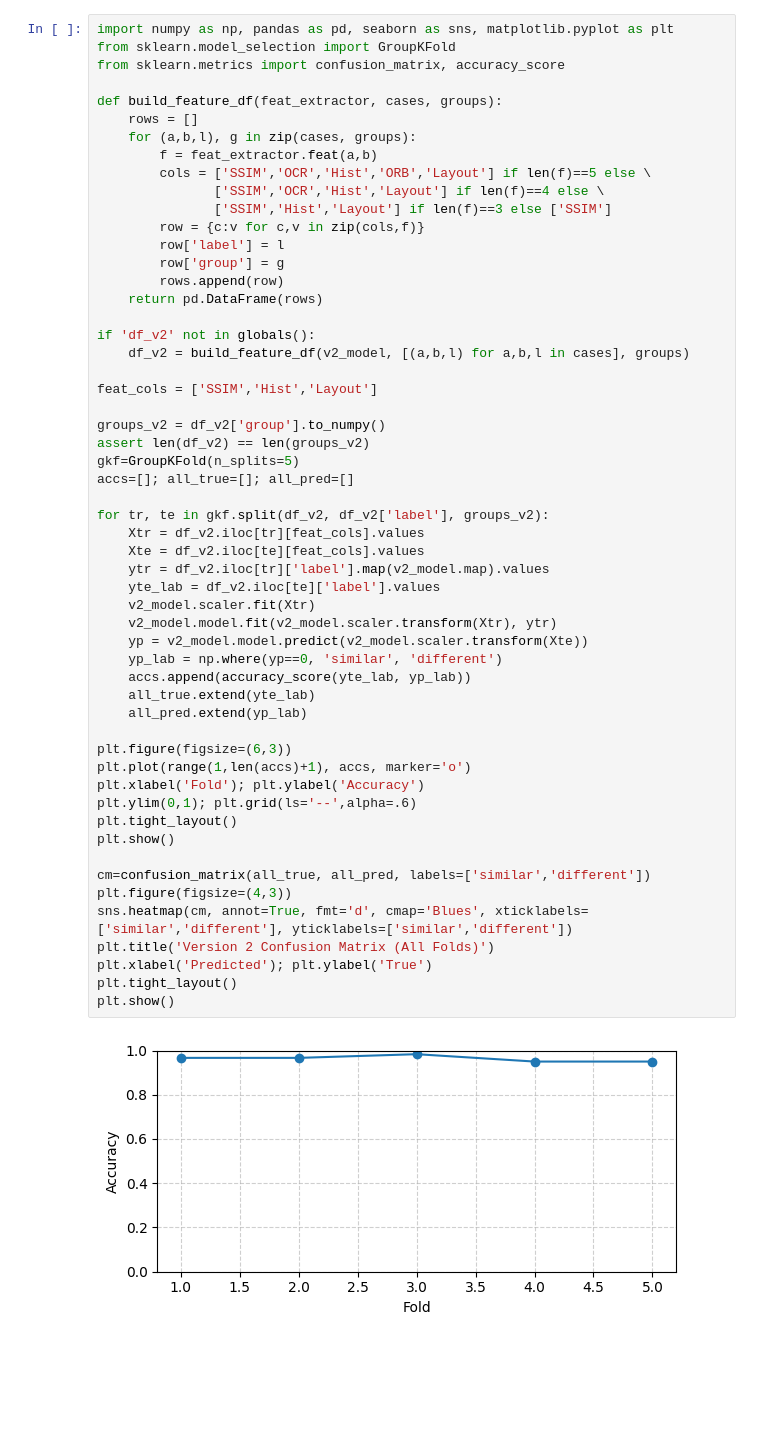
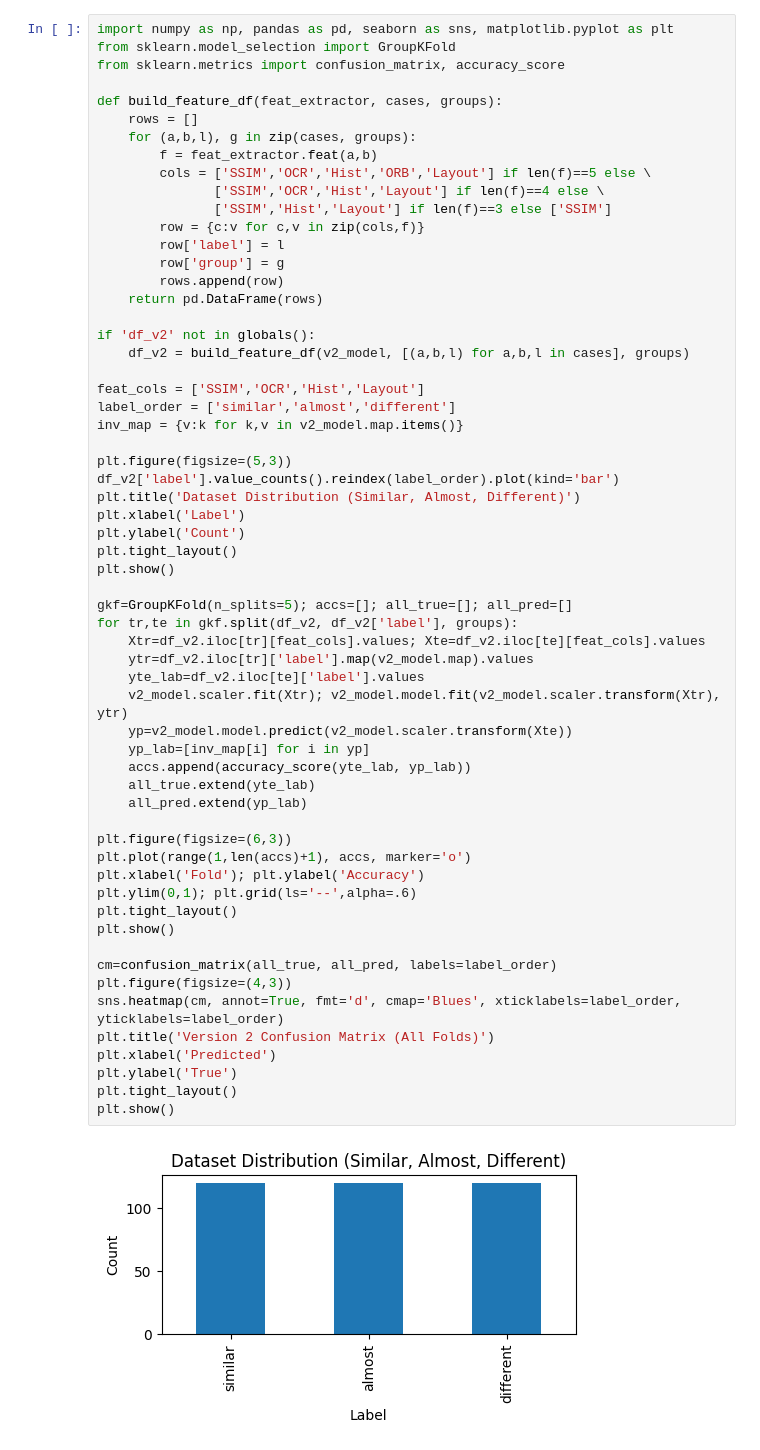
Before and after one commit to ThanhNo0308/VisualTesting, a Jupyter notebook: visualtesting/ver_2.ipynb, the cells around one changed output. Saved outputs shown, nothing was run; the diff lists cells and outputs as text; blank space fills up the shorter version.

```diff
--- a/visualtesting/ver_2.ipynb
+++ b/visualtesting/ver_2.ipynb
@@ -187,48 +209,53 @@ def build_feature_df(feat_extractor, cases, groups):
         cols = ['SSIM','OCR','Hist','ORB','Layout'] if len(f)==5 else \
                ['SSIM','OCR','Hist','Layout'] if len(f)==4 else \
                ['SSIM','Hist','Layout'] if len(f)==3 else ['SSIM']
         row = {c:v for c,v in zip(cols,f)}
         row['label'] = l
         row['group'] = g
         rows.append(row)
     return pd.DataFrame(rows)
 
 if 'df_v2' not in globals():
     df_v2 = build_feature_df(v2_model, [(a,b,l) for a,b,l in cases], groups)
 
-feat_cols = ['SSIM','Hist','Layout']
+feat_cols = ['SSIM','OCR','Hist','Layout']
+label_order = ['similar','almost','different']
+inv_map = {v:k for k,v in v2_model.map.items()}
 
-groups_v2 = df_v2['group'].to_numpy()
-assert len(df_v2) == len(groups_v2)
-gkf=GroupKFold(n_splits=5)
-accs=[]; all_true=[]; all_pred=[]
+plt.figure(figsize=(5,3))
+df_v2['label'].value_counts().reindex(label_order).plot(kind='bar')
+plt.title('Dataset Distribution (Similar, Almost, Different)')
+plt.xlabel('Label')
+plt.ylabel('Count')
+plt.tight_layout()
+plt.show()
 
-for tr, te in gkf.split(df_v2, df_v2['label'], groups_v2):
-    Xtr = df_v2.iloc[tr][feat_cols].values
-    Xte = df_v2.iloc[te][feat_cols].values
-    ytr = df_v2.iloc[tr]['label'].map(v2_model.map).values
-    yte_lab = df_v2.iloc[te]['label'].values
-    v2_model.scaler.fit(Xtr)
-    v2_model.model.fit(v2_model.scaler.transform(Xtr), ytr)
-    yp = v2_model.model.predict(v2_model.scaler.transform(Xte))
-    yp_lab = np.where(yp==0, 'similar', 'different')
+gkf=GroupKFold(n_splits=5); accs=[]; all_true=[]; all_pred=[]
+for tr,te in gkf.split(df_v2, df_v2['label'], groups):
+    Xtr=df_v2.iloc[tr][feat_cols].values; Xte=df_v2.iloc[te][feat_cols].values
+    ytr=df_v2.iloc[tr]['label'].map(v2_model.map).values
+    yte_lab=df_v2.iloc[te]['label'].values
+    v2_model.scaler.fit(Xtr); v2_model.model.fit(v2_model.scaler.transform(Xtr), ytr)
+    yp=v2_model.model.predict(v2_model.scaler.transform(Xte))
+    yp_lab=[inv_map[i] for i in yp]
     accs.append(accuracy_score(yte_lab, yp_lab))
     all_true.extend(yte_lab)
     all_pred.extend(yp_lab)
 
 plt.figure(figsize=(6,3))
 plt.plot(range(1,len(accs)+1), accs, marker='o')
 plt.xlabel('Fold'); plt.ylabel('Accuracy')
 plt.ylim(0,1); plt.grid(ls='--',alpha=.6)
 plt.tight_layout()
 plt.show()
 
-cm=confusion_matrix(all_true, all_pred, labels=['similar','different'])
+cm=confusion_matrix(all_true, all_pred, labels=label_order)
 plt.figure(figsize=(4,3))
-sns.heatmap(cm, annot=True, fmt='d', cmap='Blues', xticklabels=['similar','different'], yticklabels=['similar','different'])
+sns.heatmap(cm, annot=True, fmt='d', cmap='Blues', xticklabels=label_order, yticklabels=label_order)
 plt.title('Version 2 Confusion Matrix (All Folds)')
-plt.xlabel('Predicted'); plt.ylabel('True')
+plt.xlabel('Predicted')
+plt.ylabel('True')
 plt.tight_layout()
 plt.show()
 # %% [output]
-[figure, old version]
+[figure, new version]
```
Also changed, not shown: parts of 3 cells of this notebook, 9 other files.
